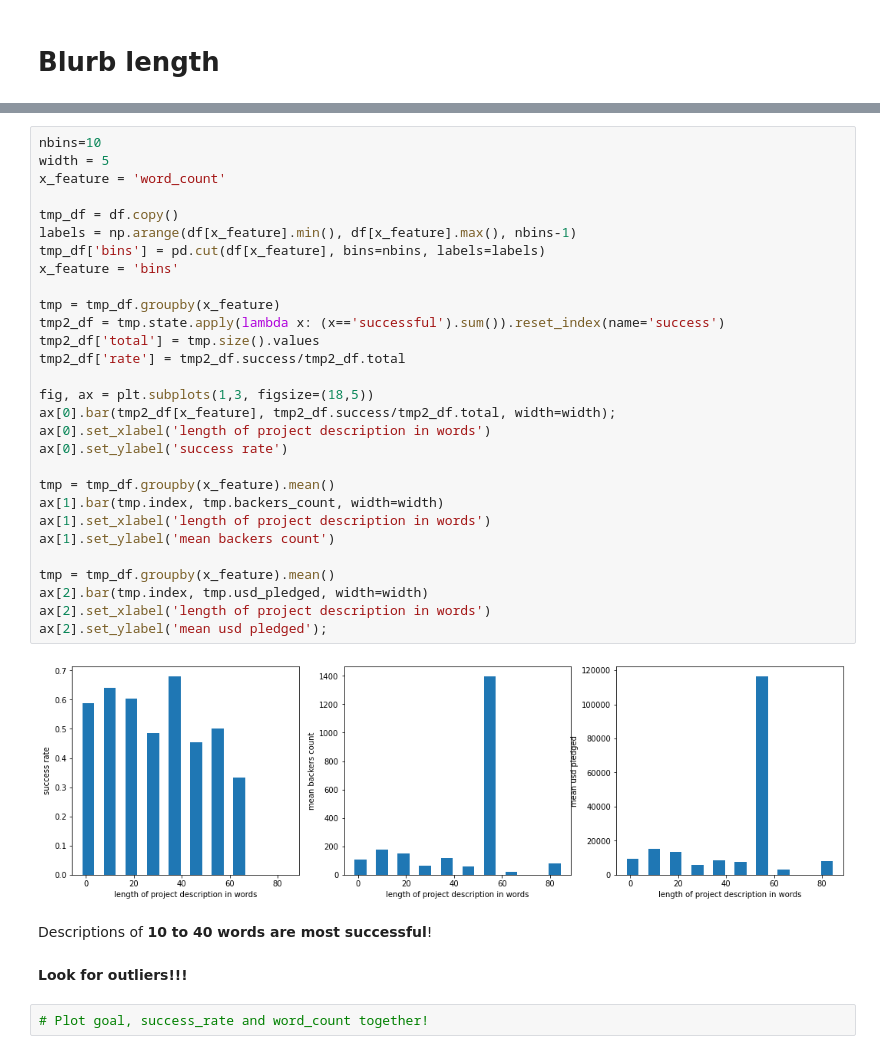
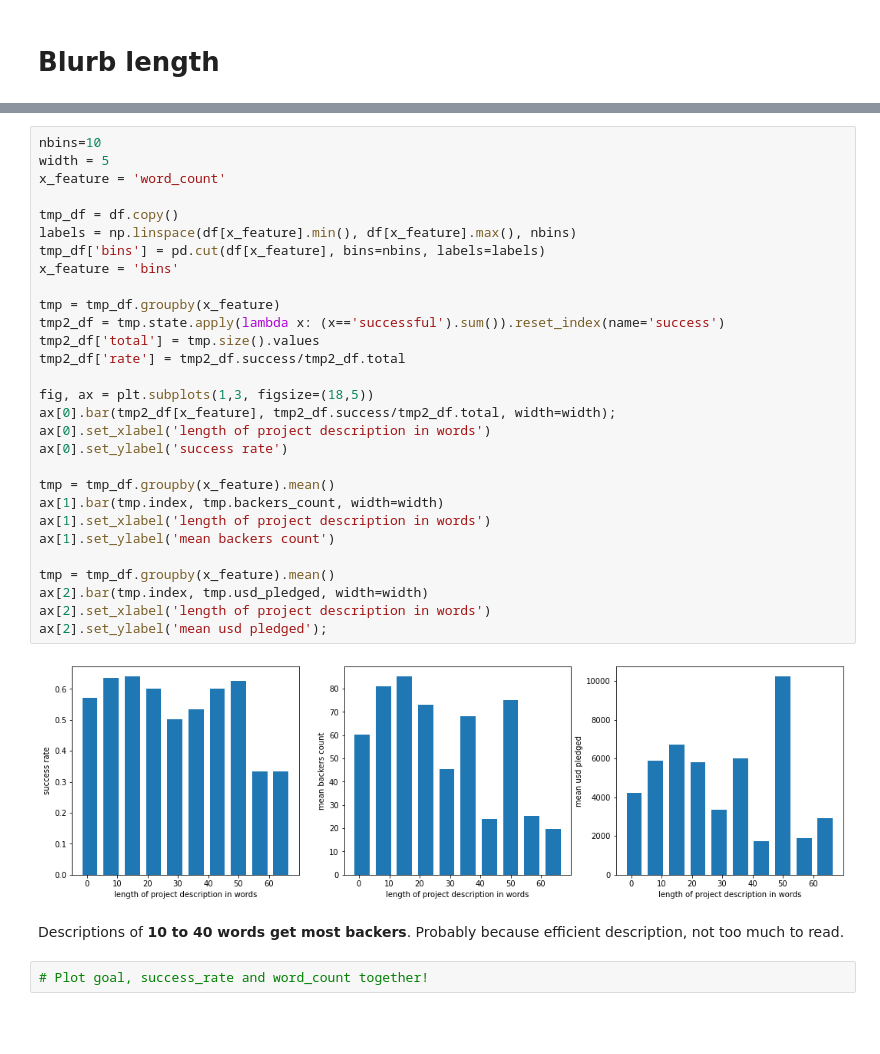
Before and after one commit to fabimaerz/kickstarter_project, a Jupyter notebook: eda.ipynb, the cells around one changed output, grey strips where cells are left out. Saved outputs shown, nothing was run; the diff lists cells and outputs as text; blank space fills up the shorter version.

Commit message:
calculation without outliers

```diff
--- a/eda.ipynb
+++ b/eda.ipynb
@@ -149,38 +151,36 @@ sns.histplot(data=df, x='word_count', bins=10);
 # %%
 nbins=10
 width = 5
 x_feature = 'word_count'
 
 tmp_df = df.copy()
-labels = np.arange(df[x_feature].min(), df[x_feature].max(), nbins-1)
+labels = np.linspace(df[x_feature].min(), df[x_feature].max(), nbins)
 tmp_df['bins'] = pd.cut(df[x_feature], bins=nbins, labels=labels)
 x_feature = 'bins'
 
 tmp = tmp_df.groupby(x_feature)
 tmp2_df = tmp.state.apply(lambda x: (x=='successful').sum()).reset_index(name='success')
 tmp2_df['total'] = tmp.size().values
 tmp2_df['rate'] = tmp2_df.success/tmp2_df.total
 
 fig, ax = plt.subplots(1,3, figsize=(18,5))
 ax[0].bar(tmp2_df[x_feature], tmp2_df.success/tmp2_df.total, width=width);
 ax[0].set_xlabel('length of project description in words')
 ax[0].set_ylabel('success rate')
 
 tmp = tmp_df.groupby(x_feature).mean()
 ax[1].bar(tmp.index, tmp.backers_count, width=width)
 ax[1].set_xlabel('length of project description in words')
 ax[1].set_ylabel('mean backers count')
 
 tmp = tmp_df.groupby(x_feature).mean()
 ax[2].bar(tmp.index, tmp.usd_pledged, width=width)
 ax[2].set_xlabel('length of project description in words')
 ax[2].set_ylabel('mean usd pledged');
 # %% [output]
-[figure, old version]
+[figure, new version]
 # %% [markdown]
-Descriptions of __10 to 40 words are most successful__!
+Descriptions of __10 to 40 words get most backers__. Probably because efficient description, not too much to read.
-# %% [markdown]
-__Look for outliers!!!__
 # %%
 # Plot goal, success_rate and word_count together!
 # %% [markdown]
```
Also changed, not shown: parts of 44 cells of this notebook, 10 other files.
